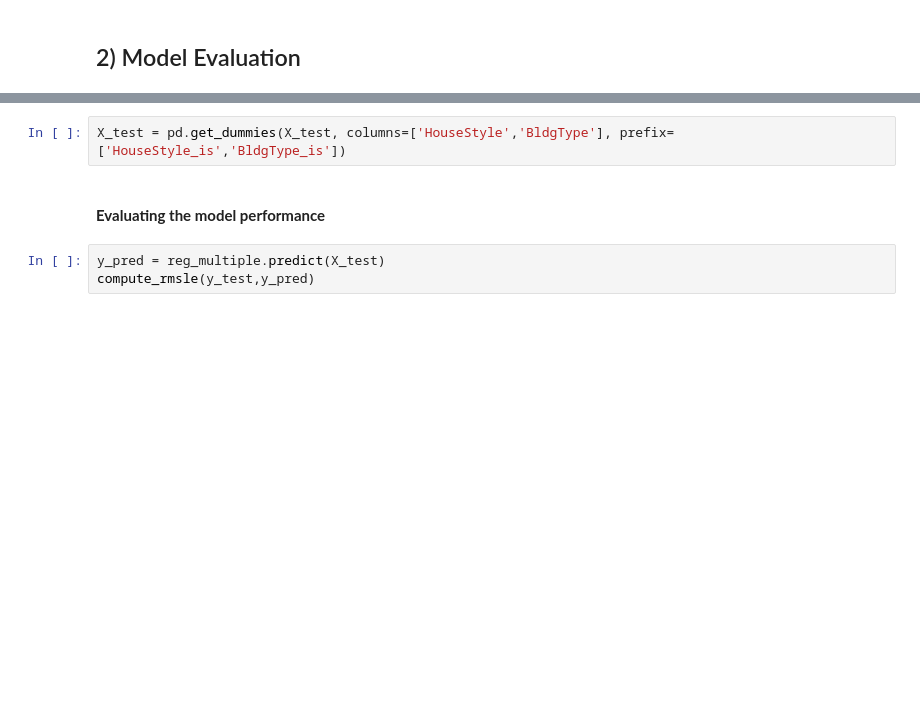
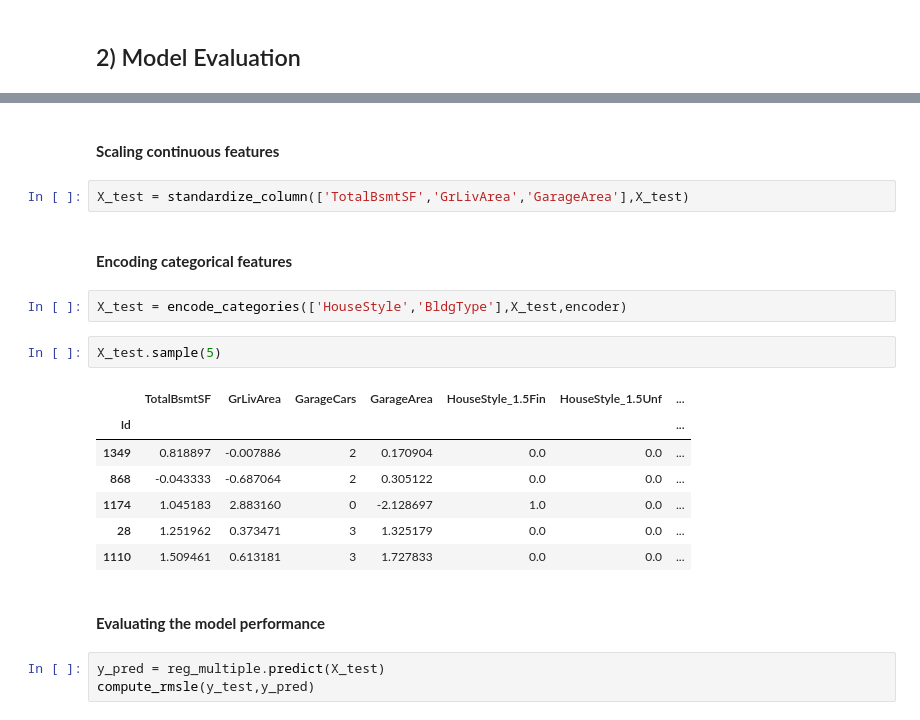
Before and after one commit to rahuljaikishen/house-price-prediction, a Jupyter notebook: notebooks/model-industrialization-1.ipynb, the cells around one changed output, grey strips where cells are left out. Saved outputs shown, nothing was run; the diff lists cells and outputs as text; blank space fills up the shorter version.

```diff
--- a/notebooks/model-industrialization-1.ipynb
+++ b/notebooks/model-industrialization-1.ipynb
@@ -150,7 +136,23 @@ Id
-# %%
-X_test = pd.get_dummies(X_test, columns=['HouseStyle','BldgType'], prefix=['HouseStyle_is','BldgType_is'])
-# %% [markdown]
-<p style="margin-top:20px"><strong>Evaluating the model performance</strong></p>
+# %% [markdown]
+<p style="margin-top:20px"><strong>Scaling continuous features</strong></p>
+# %%
+X_test = standardize_column(['TotalBsmtSF','GrLivArea','GarageArea'],X_test)
+# %% [markdown]
+<p style="margin-top:20px"><strong>Encoding categorical features</strong></p>
+# %%
+X_test = encode_categories(['HouseStyle','BldgType'],X_test,encoder)
+# %%
+X_test.sample(5)
+# %% [output]
+|  | TotalBsmtSF | GrLivArea | GarageCars | GarageArea | HouseStyle_1.5Fin | HouseStyle_1.5Unf | ... |
+| Id |  |  |  |  |  |  | ... |
+| 1349 | 0.818897 | -0.007886 | 2 | 0.170904 | 0.0 | 0.0 | ... |
+| 868 | -0.043333 | -0.687064 | 2 | 0.305122 | 0.0 | 0.0 | ... |
+| 1174 | 1.045183 | 2.883160 | 0 | -2.128697 | 1.0 | 0.0 | ... |
+| 28 | 1.251962 | 0.373471 | 3 | 1.325179 | 0.0 | 0.0 | ... |
+| 1110 | 1.509461 | 0.613181 | 3 | 1.727833 | 0.0 | 0.0 | ... |
+# %% [markdown]
+<p style="margin-top:20px"><strong>Evaluating the model performance</strong></p>
 # %%
 y_pred = reg_multiple.predict(X_test)
 compute_rmsle(y_test,y_pred)
```
Also changed, not shown: parts of 15 cells of this notebook.
